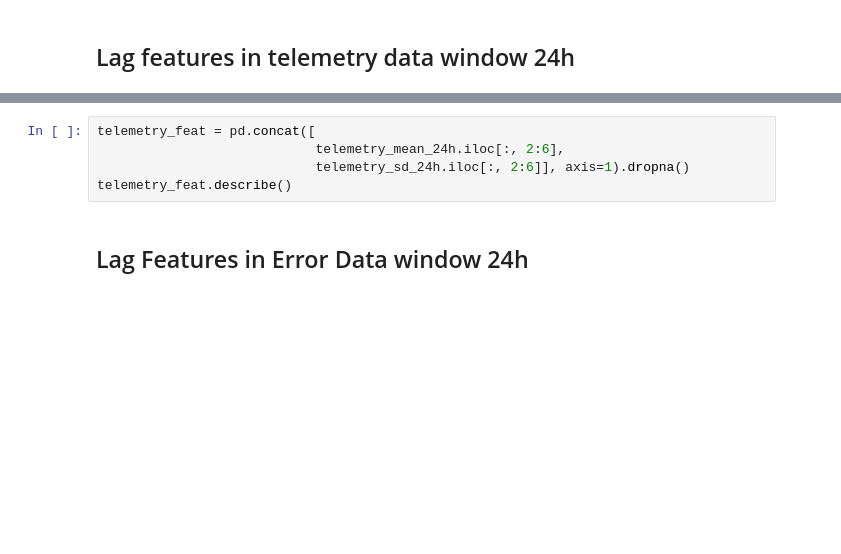
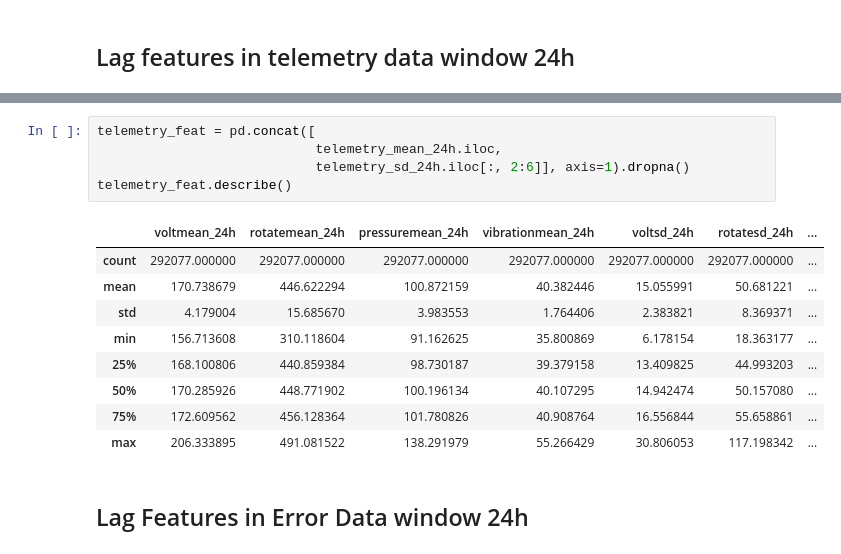
Before and after one commit to sauldnn/PdM-AM-WMT, a Jupyter notebook: EDA.ipynb, the cells around one changed output, grey strips where cells are left out. Saved outputs shown, nothing was run; the diff lists cells and outputs as text; blank space fills up the shorter version.

```diff
--- a/EDA.ipynb
+++ b/EDA.ipynb
@@ -213,8 +225,18 @@ telemetry_mean_24h.head(10)
 # %%
 telemetry_feat = pd.concat([
-                            telemetry_mean_24h.iloc[:, 2:6],
+                            telemetry_mean_24h.iloc,
                             telemetry_sd_24h.iloc[:, 2:6]], axis=1).dropna()
 telemetry_feat.describe()
+# %% [output]
+|  | voltmean_24h | rotatemean_24h | pressuremean_24h | vibrationmean_24h | voltsd_24h | rotatesd_24h | ... |
+| count | 292077.000000 | 292077.000000 | 292077.000000 | 292077.000000 | 292077.000000 | 292077.000000 | ... |
+| mean | 170.738679 | 446.622294 | 100.872159 | 40.382446 | 15.055991 | 50.681221 | ... |
+| std | 4.179004 | 15.685670 | 3.983553 | 1.764406 | 2.383821 | 8.369371 | ... |
+| min | 156.713608 | 310.118604 | 91.162625 | 35.800869 | 6.178154 | 18.363177 | ... |
+| 25% | 168.100806 | 440.859384 | 98.730187 | 39.379158 | 13.409825 | 44.993203 | ... |
+| 50% | 170.285926 | 448.771902 | 100.196134 | 40.107295 | 14.942474 | 50.157080 | ... |
+| 75% | 172.609562 | 456.128364 | 101.780826 | 40.908764 | 16.556844 | 55.658861 | ... |
+| max | 206.333895 | 491.081522 | 138.291979 | 55.266429 | 30.806053 | 117.198342 | ... |
 # %% [markdown]
 ## Lag Features in Error Data window 24h
 # %%
```
Also changed, not shown: parts of 9 cells of this notebook, 6 other files.
